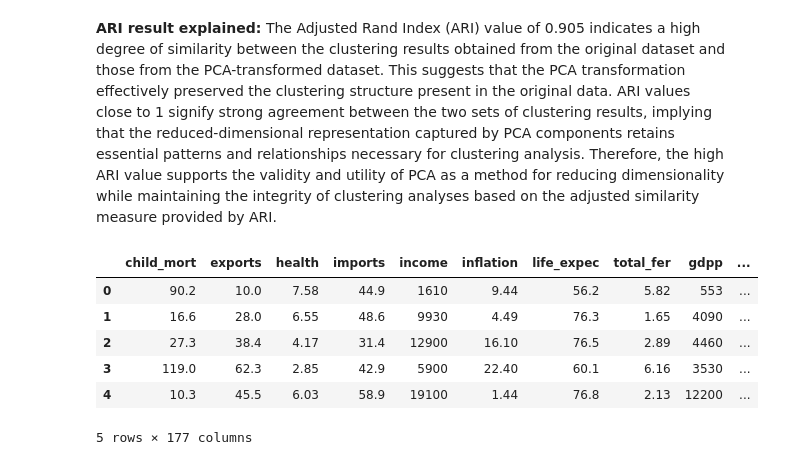
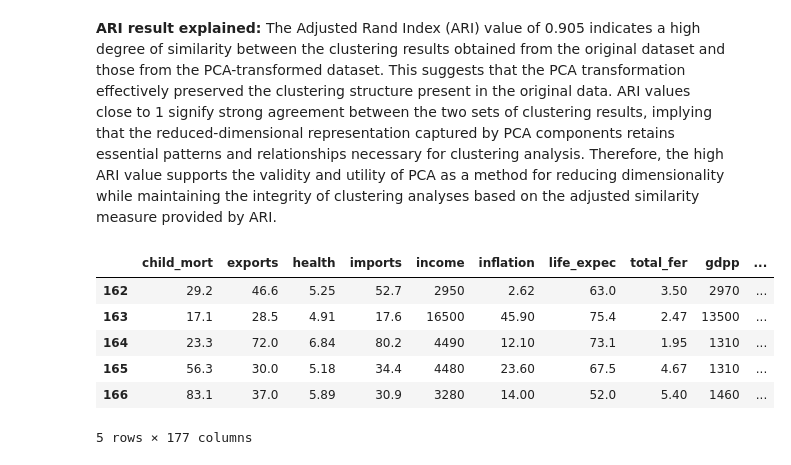
Before and after one commit to I-amyayi/Clustering-PCA, a Jupyter notebook: NGO.ipynb, the cells around one changed output. Saved outputs shown, nothing was run; the diff lists cells and outputs as text; code cells hidden in the pictures.

```diff
--- a/NGO.ipynb
+++ b/NGO.ipynb
@@ -364,13 +364,13 @@ Adjusted Rand Index between Original and PCA-transformed Data: 0.924618132177869
 # %%
 # Add cluster labels to the original DataFrame or a copy of it
 copied_df['cluster'] = labels_pca
 
-copied_df.head()
+copied_df.tail()
 # %% [output]
 |  | child_mort | exports | health | imports | income | inflation | life_expec | total_fer | gdpp | ... |
-| 0 | 90.2 | 10.0 | 7.58 | 44.9 | 1610 | 9.44 | 56.2 | 5.82 | 553 | ... |
-| 1 | 16.6 | 28.0 | 6.55 | 48.6 | 9930 | 4.49 | 76.3 | 1.65 | 4090 | ... |
-| 2 | 27.3 | 38.4 | 4.17 | 31.4 | 12900 | 16.10 | 76.5 | 2.89 | 4460 | ... |
-| 3 | 119.0 | 62.3 | 2.85 | 42.9 | 5900 | 22.40 | 60.1 | 6.16 | 3530 | ... |
-| 4 | 10.3 | 45.5 | 6.03 | 58.9 | 19100 | 1.44 | 76.8 | 2.13 | 12200 | ... |
+| 162 | 29.2 | 46.6 | 5.25 | 52.7 | 2950 | 2.62 | 63.0 | 3.50 | 2970 | ... |
+| 163 | 17.1 | 28.5 | 4.91 | 17.6 | 16500 | 45.90 | 75.4 | 2.47 | 13500 | ... |
+| 164 | 23.3 | 72.0 | 6.84 | 80.2 | 4490 | 12.10 | 73.1 | 1.95 | 1310 | ... |
+| 165 | 56.3 | 30.0 | 5.18 | 34.4 | 4480 | 23.60 | 67.5 | 4.67 | 1310 | ... |
+| 166 | 83.1 | 37.0 | 5.89 | 30.9 | 3280 | 14.00 | 52.0 | 5.40 | 1460 | ... |
 5 rows × 177 columns
```
Also changed, not shown: parts of 1 cell of this notebook.
